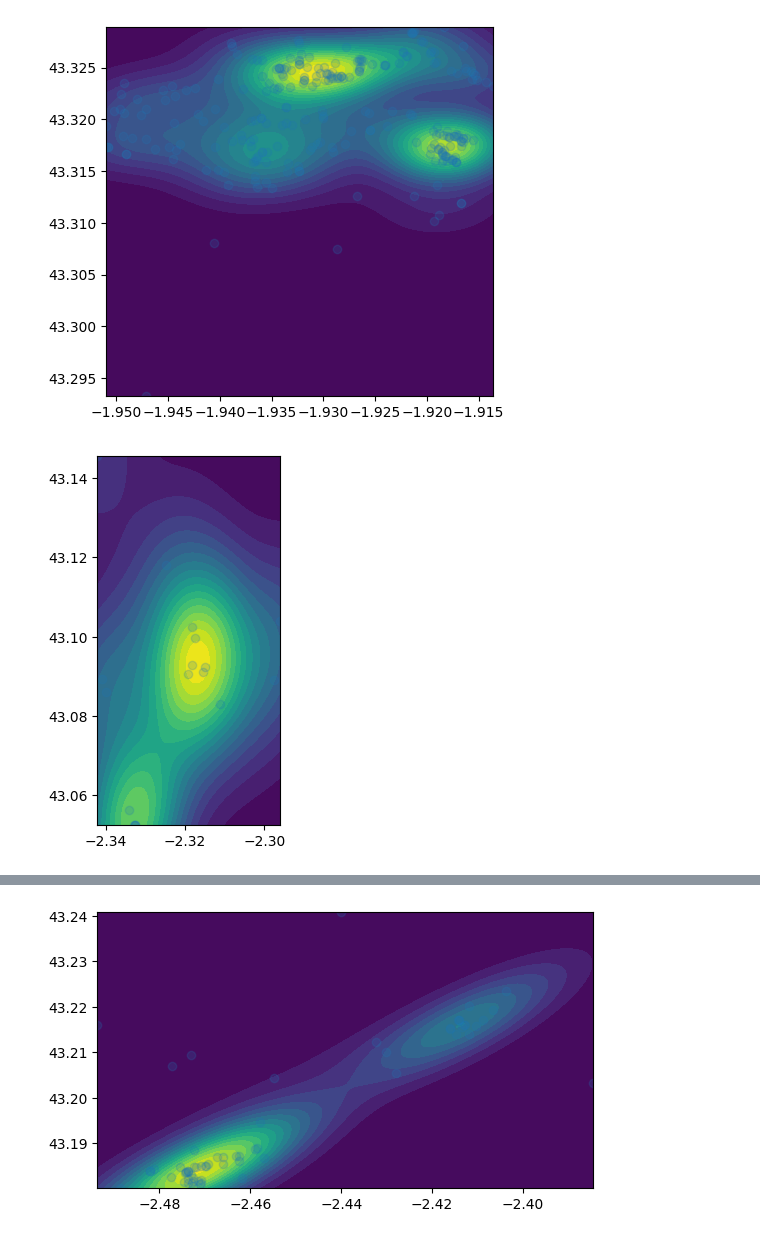
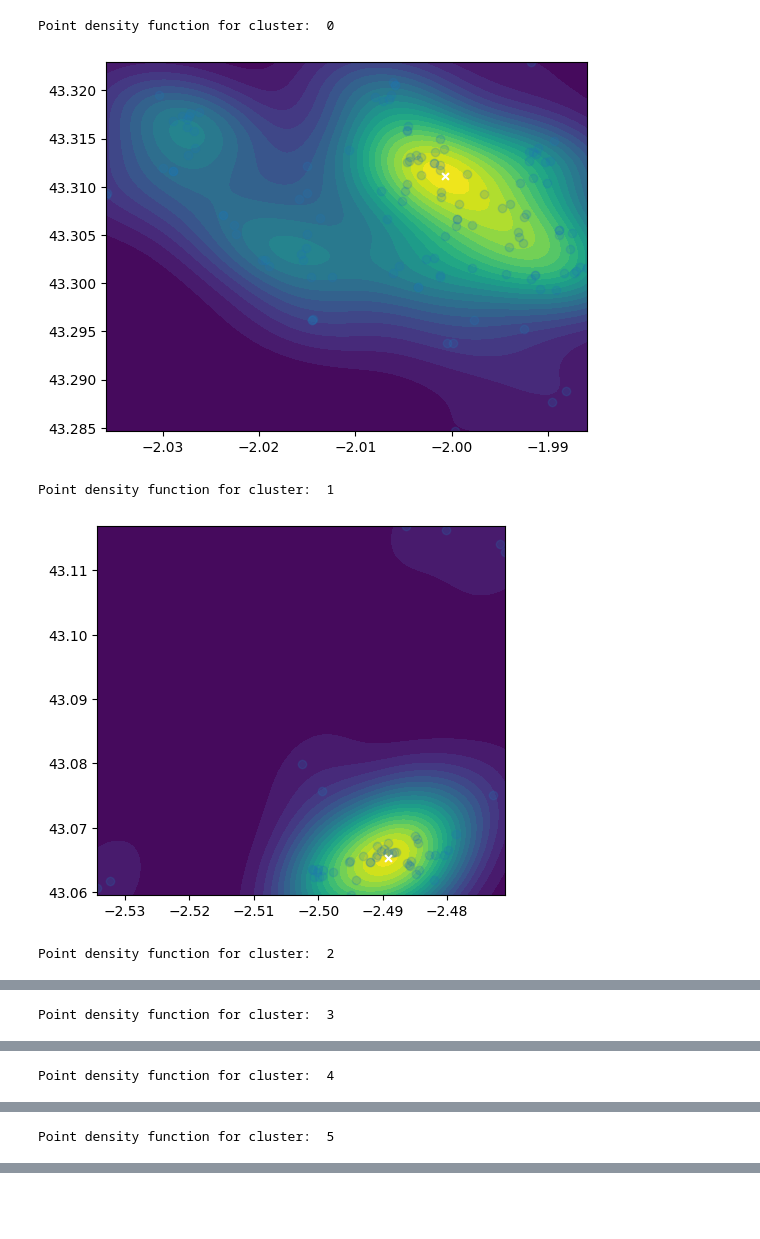
Before and after one commit to peppefdf/Generate_stops, a Jupyter notebook: Generate_stops.ipynb, the cells around one changed output, grey strips where cells are left out. Drawn from its saved outputs; the diff is of its cells as text; code cells hidden in the pictures; blank space fills up the shorter version.

```diff
--- a/Generate_stops.ipynb
+++ b/Generate_stops.ipynb
@@ -95,15 +95,18 @@ for cluster in clusters:
  x,y = np.mgrid[minLat:maxLat:150j, minLon:maxLon:150j]  # 100 x 100 grid for plotting
  z = kernel.pdf(np.array([y.ravel(),x.ravel()])).reshape(x.shape)
  indmax = np.unravel_index(np.argmax(z, axis=None), z.shape)  # returns a tuple
- highDens_points.append((x[indmax],y[indmax]))
+ highestDP = (x[indmax],y[indmax])
+ highDens_points.append(highestDP)
 
  cont_cluster+=1
 
+ print('Point density function for cluster: ', str(cluster))
  fig,ax = plt.subplots()
  ax.contourf(y, x, z, levels=20)
  ax.axis('scaled')
  plt.scatter(Y,X, marker = 'o', alpha=0.2)
- plt.savefig('/content/drive/MyDrive/Colab Notebooks/CSL_GIPUZKOA/'+str(cluster)+'.png')
+ plt.scatter(highestDP[1], highestDP[0], s=24, marker="x", color='white')
+ plt.savefig('/content/drive/MyDrive/Colab Notebooks/CSL_GIPUZKOA/Point_density_cluster_'+str(cluster)+'.png')
  plt.show()
 # plot centers
 #centers = np.array(model.cluster_centers_)
@@ -154,32 +157,37 @@ for i in range(len(centers)):
 
     except:
        print('WARNING: stops not found for cluster ',i)
        #print(centers[i])
        print(highDens_points[i])
     print()
 
 map = folium.Map(location=[ori_lat, ori_lon], zoom_start=8)
 for i in range(len(bus_stops)):
     #lat = workers_lat_lon[i][0]
     #lon = workers_lat_lon[i][1]
     latb = bus_stops[i][0]
     lonb = bus_stops[i][1]
     latc = centers[center_ind[i]][0]
     lonc = centers[center_ind[i]][1]
     latd = highDens_points[center_ind[i]][0]
     lond = highDens_points[center_ind[i]][1]
     cluster_size = len(np.where(yhat == i)[0])
     folium.Marker((latb,lonb), popup='Found bus stop position for cluster '+ str(i)).add_to(map)
     folium.Marker((latc,lonc), popup='Centroid of cluster '+ str(i) +'. Size = {}'.format(cluster_size), icon=folium.Icon(color='red')).add_to(map)
     folium.Marker((latd,lond), popup='Highest density point for cluster '+ str(i), icon=folium.Icon(color='green')).add_to(map)
 
 
+"""
 for i in range(len(workers_lat_lon)):
     lat = workers_lat_lon[i][0]
     lon = workers_lat_lon[i][1]
     folium.Marker((lat,lon), icon=folium.Icon(color='orange')).add_to(map)
+"""
 
 map
 # %% [output]
+Point density function for cluster:  0
-[figure, old version]
+[figure, new version]
+Point density function for cluster:  1
-[figure, old version]
+[figure, new version]
+Point density function for cluster:  2
@@ -186,0 +195 @@ map
+Point density function for cluster:  3
@@ -187,0 +197 @@ map
+Point density function for cluster:  4
@@ -188,0 +199 @@ map
+Point density function for cluster:  5
@@ -193 +200,0 @@ map
-[figure, removed]
```
Also changed, not shown: parts of 1 cell of this notebook.
